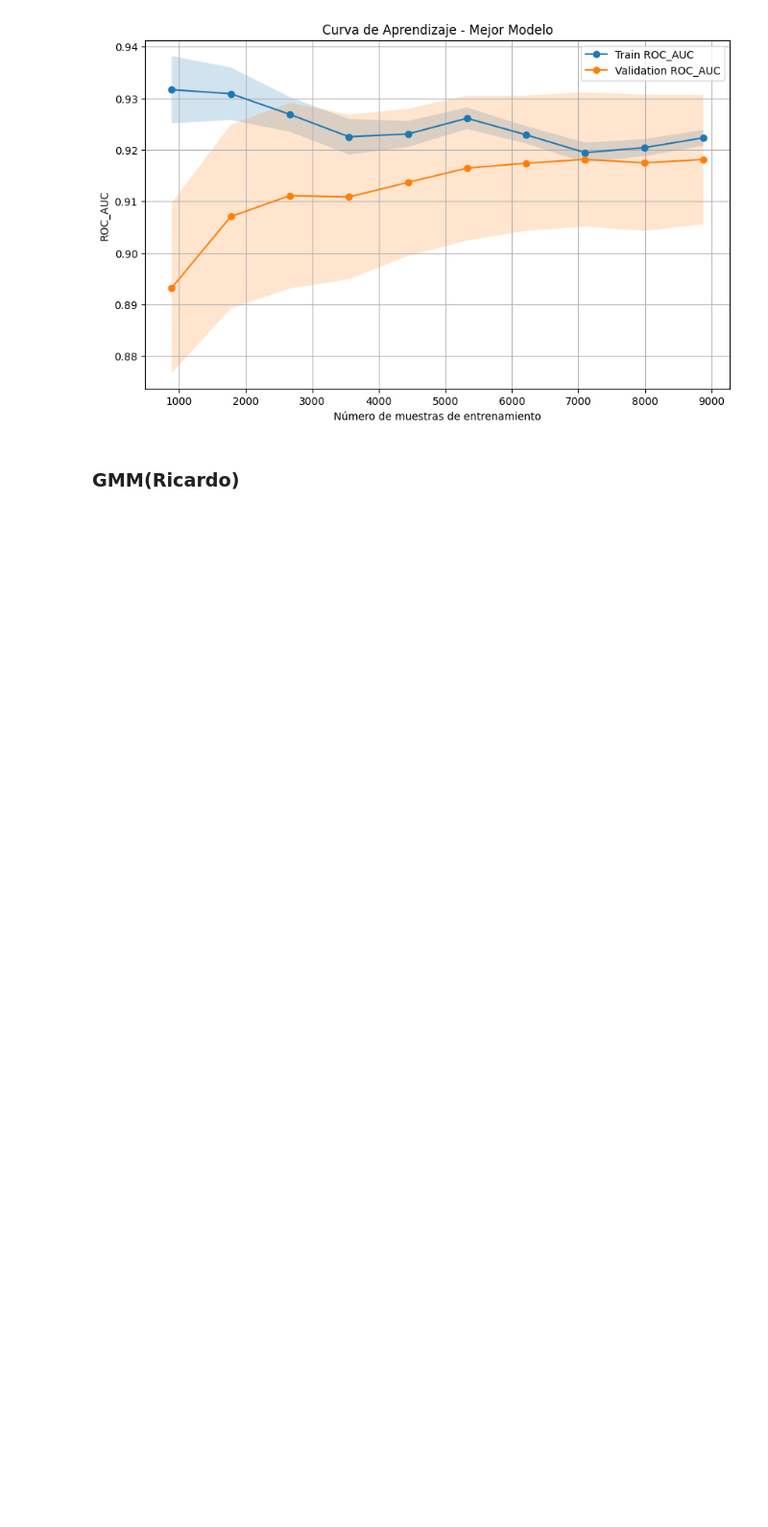
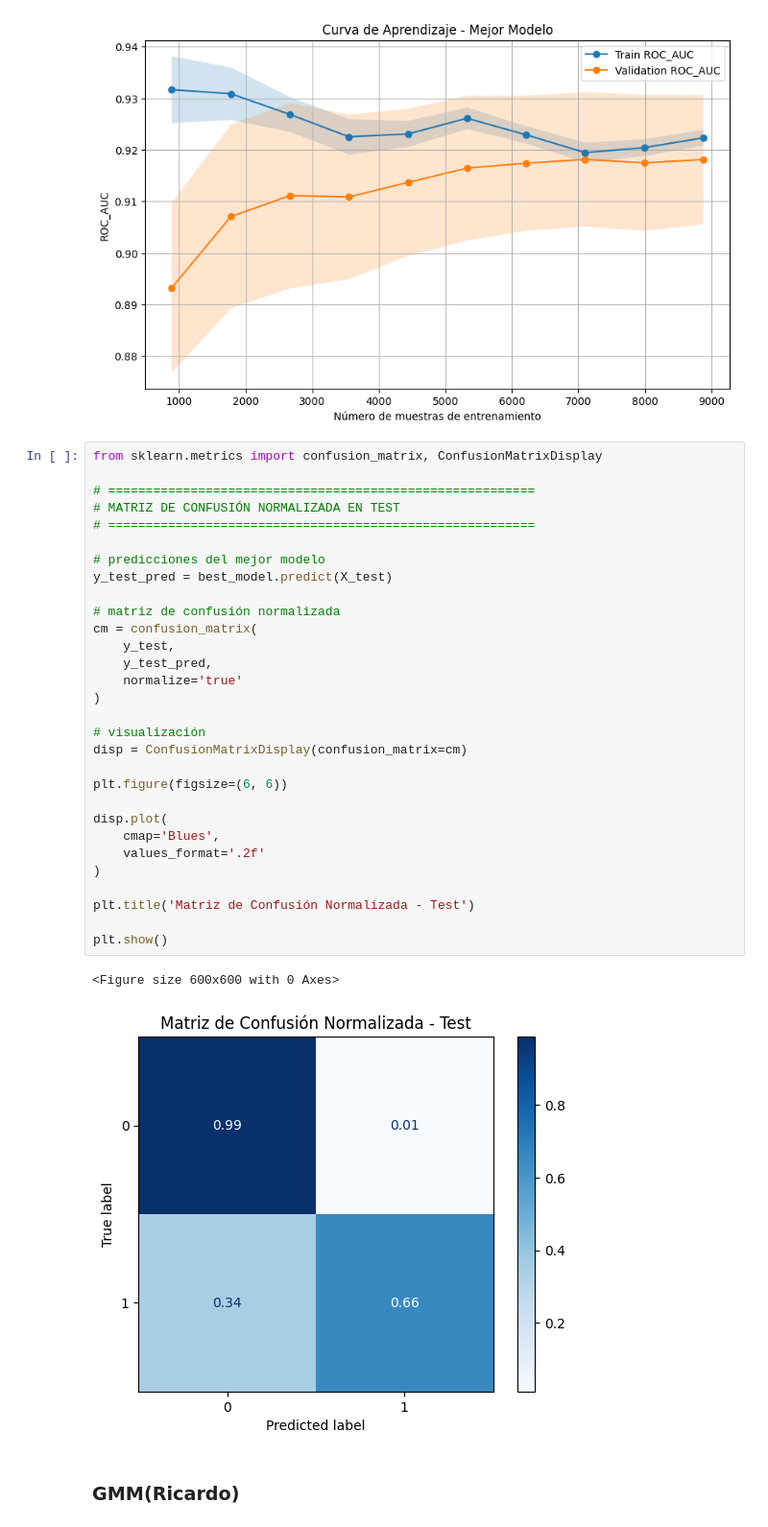
Before and after one commit to MrRichar02/Proyecto-Final-Modelos-2-G04, a Jupyter notebook: desarrollo-proyecto.ipynb, the cells around one changed output. Shown at 96% size. Saved outputs shown, nothing was run; the diff lists cells and outputs as text; blank space fills up the shorter version.

Commit message:
se agrega la forma de importar el dataset usando wget y matriz de confusión para svc

```diff
--- a/desarrollo-proyecto.ipynb
+++ b/desarrollo-proyecto.ipynb
@@ -1062,6 +1064,39 @@ plt.grid(True)
 plt.show()
 # %% [output]
 [figure]
+# %%
+from sklearn.metrics import confusion_matrix, ConfusionMatrixDisplay
+
+# =========================================================
+# MATRIZ DE CONFUSIÓN NORMALIZADA EN TEST
+# =========================================================
+
+# predicciones del mejor modelo
+y_test_pred = best_model.predict(X_test)
+
+# matriz de confusión normalizada
+cm = confusion_matrix(
+    y_test,
+    y_test_pred,
+    normalize='true'
+)
+
+# visualización
+disp = ConfusionMatrixDisplay(confusion_matrix=cm)
+
+plt.figure(figsize=(6, 6))
+
+disp.plot(
+    cmap='Blues',
+    values_format='.2f'
+)
+
+plt.title('Matriz de Confusión Normalizada - Test')
+
+plt.show()
+# %% [output]
+<Figure size 600x600 with 0 Axes>
+[figure, added]
 # %% [markdown]
 ### GMM(Ricardo)
 # %%
```
Also changed, not shown: parts of 13 cells of this notebook.
